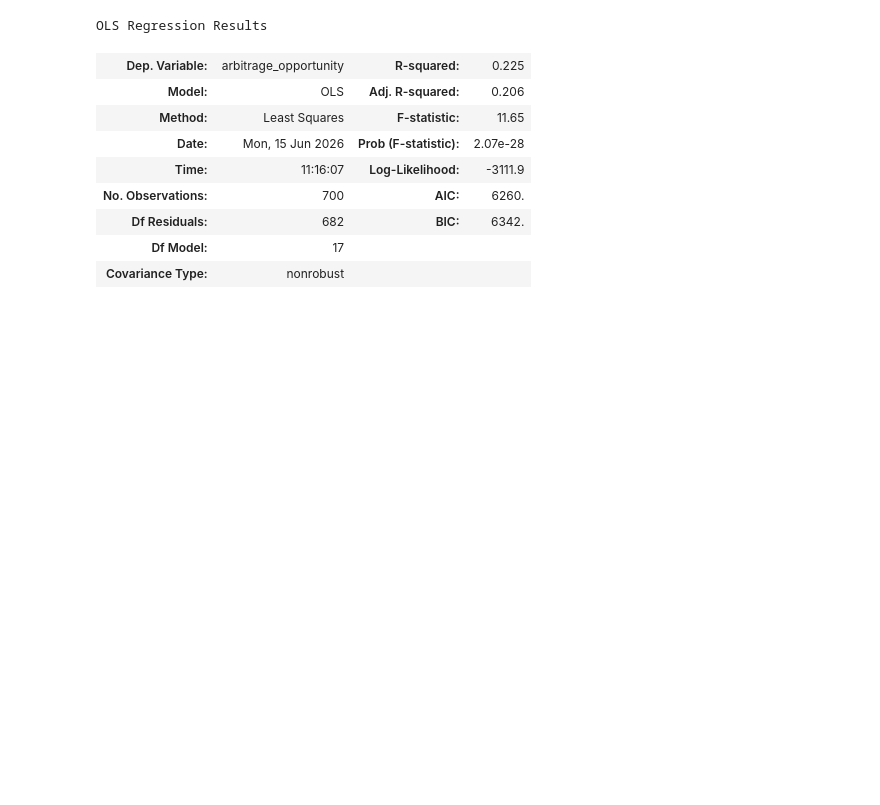
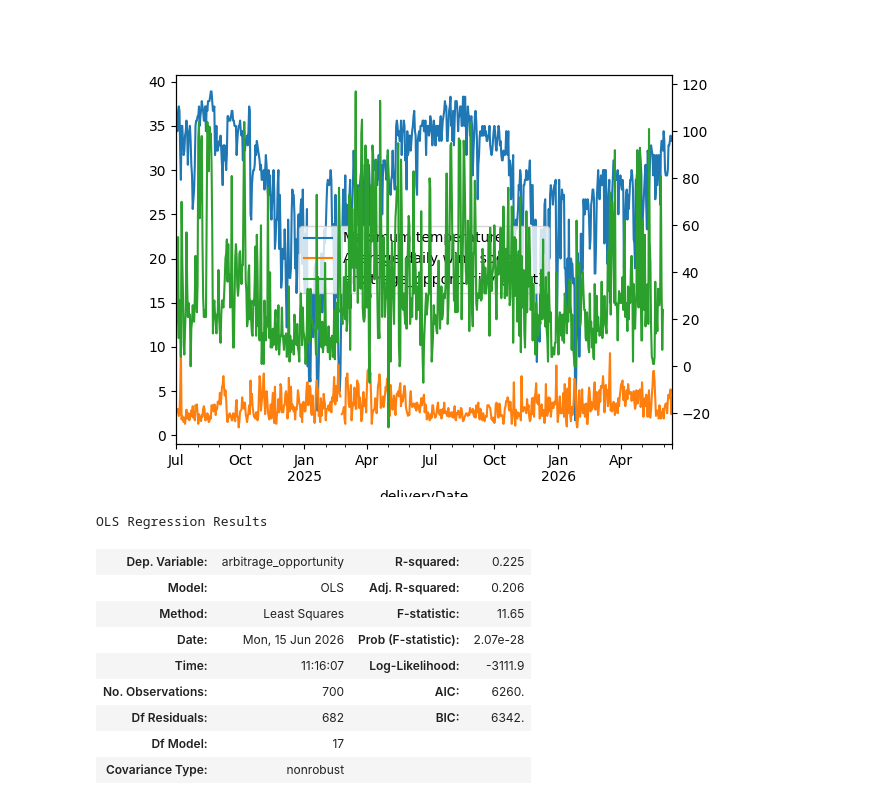
Before and after one commit to andrewkittredge/modo_energy, a Jupyter notebook: settlement-prices-scratch.ipynb, the cells around one changed output. Drawn from its saved outputs; the diff is of its cells as text; code cells hidden in the pictures; blank space fills up the shorter version.

Commit message:
getting weather data

```diff
--- a/settlement-prices-scratch.ipynb
+++ b/settlement-prices-scratch.ipynb
@@ -10,5 +14,8 @@ import statsmodels.formula.api as smf
 # %%
 client = ModoEnergyAPIClient(cache_requests=True)
+# %%
+start = date(2024, 7, 1)
+end = date(2026, 5, 31)
 # %%
-prices = client.get_ercot_prices(date(2024, 7, 1), date(2026, 5, 31))
+prices = client.get_ercot_prices(date_from=start, date_to=end)
 # %% [output]
@@ -59,0 +38,2 @@ Index([0, 1, 2, 3, 4, 5, 6, 0, 1, 2,
+# %%
+weather_data = get_noaa_weather_data()
@@ -60,3 +57,16 @@ Index([0, 1, 2, 3, 4, 5, 6, 0, 1, 2,
+# %%
+plt.clf()
+time_span_weather_data = weather_data[weather_data.index > pd.to_datetime(start)]
+temperature_plot = time_span_weather_data["Maximum temperature"].plot(
+    legend=True, label="Maximum temperature"
+)
+wind_speed_plot = time_span_weather_data["Average daily wind speed"].plot(
+    ax=temperature_plot, legend=True, label="Average daily wind speed"
+)
+arbitrage_opportunity.plot(ax=wind_speed_plot, secondary_y=True)
+plt.show()
+# %% [output]
+[figure, added]
 # %%
 X = pd.DataFrame(
     {
```
Also changed, not shown: parts of 7 cells of this notebook, 3 other files.
